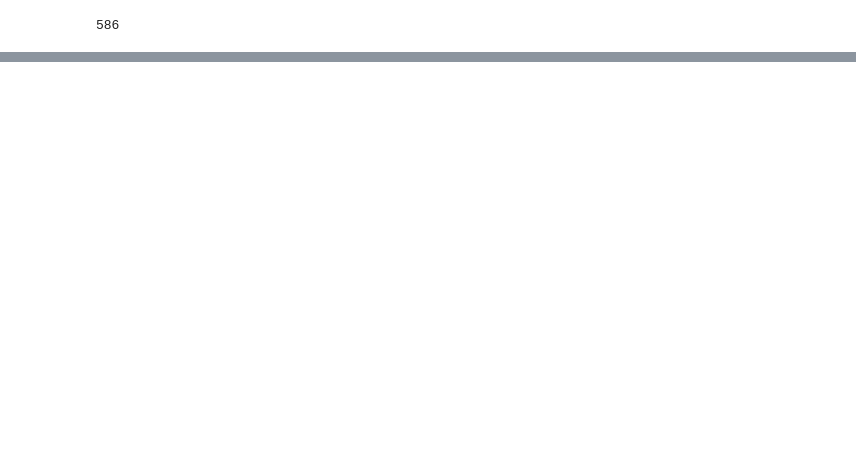
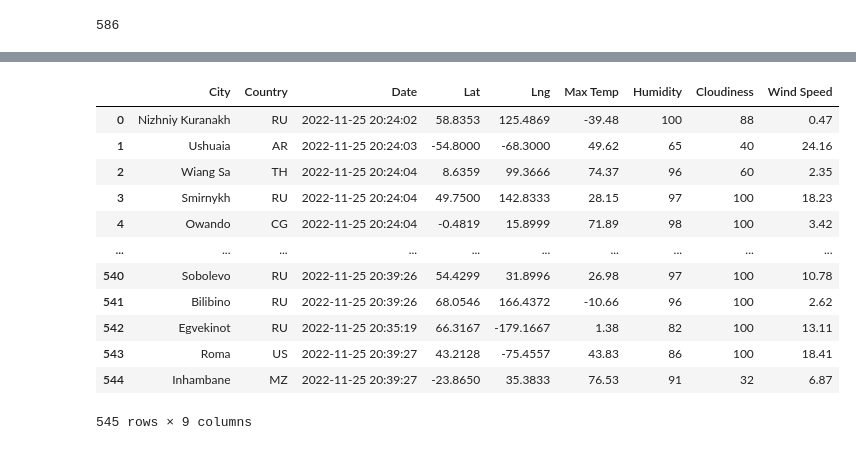
Before and after one commit to RyanDevillier/World_Weather_Analysis, a Jupyter notebook: WeatherPy.ipynb, the cells around one changed output, grey strips where cells are left out. Cells and saved outputs as stored; diff of their text form; code cells hidden in the pictures; blank space fills up the shorter version.

Commit message:
Generated csv file of weather data with OpenWeather API

```diff
--- a/WeatherPy.ipynb
+++ b/WeatherPy.ipynb
@@ -56,0 +63,3 @@ len(cities)
+# %%
+# Starting URL for Weather Map API Call.
+url = "http://api.openweathermap.org/data/2.5/weather?units=Imperial&APPID=" + weather_api_key
@@ -56,0 +156,3 @@ len(cities)
+# %%
+city_data_df = pd.DataFrame(city_data)
+city_data_df.head()
@@ -56,0 +166,18 @@ len(cities)
+# %%
+new_column_order = ["City", "Country", "Date", "Lat", "Lng", "Max Temp", "Humidity", "Cloudiness", "Wind Speed"]
+city_data_df = city_data_df[new_column_order]
+city_data_df
+# %% [output]
+|  | City | Country | Date | Lat | Lng | Max Temp | Humidity | Cloudiness | Wind Speed |
+| 0 | Nizhniy Kuranakh | RU | 2022-11-25 20:24:02 | 58.8353 | 125.4869 | -39.48 | 100 | 88 | 0.47 |
+| 1 | Ushuaia | AR | 2022-11-25 20:24:03 | -54.8000 | -68.3000 | 49.62 | 65 | 40 | 24.16 |
+| 2 | Wiang Sa | TH | 2022-11-25 20:24:04 | 8.6359 | 99.3666 | 74.37 | 96 | 60 | 2.35 |
+| 3 | Smirnykh | RU | 2022-11-25 20:24:04 | 49.7500 | 142.8333 | 28.15 | 97 | 100 | 18.23 |
+| 4 | Owando | CG | 2022-11-25 20:24:04 | -0.4819 | 15.8999 | 71.89 | 98 | 100 | 3.42 |
+| ... | ... | ... | ... | ... | ... | ... | ... | ... | ... |
+| 540 | Sobolevo | RU | 2022-11-25 20:39:26 | 54.4299 | 31.8996 | 26.98 | 97 | 100 | 10.78 |
+| 541 | Bilibino | RU | 2022-11-25 20:39:26 | 68.0546 | 166.4372 | -10.66 | 96 | 100 | 2.62 |
+| 542 | Egvekinot | RU | 2022-11-25 20:35:19 | 66.3167 | -179.1667 | 1.38 | 82 | 100 | 13.11 |
+| 543 | Roma | US | 2022-11-25 20:39:27 | 43.2128 | -75.4557 | 43.83 | 86 | 100 | 18.41 |
+| 544 | Inhambane | MZ | 2022-11-25 20:39:27 | -23.8650 | 35.3833 | 76.53 | 91 | 32 | 6.87 |
+545 rows × 9 columns
```
Also changed, not shown: parts of 5 cells of this notebook, 3 other files.
